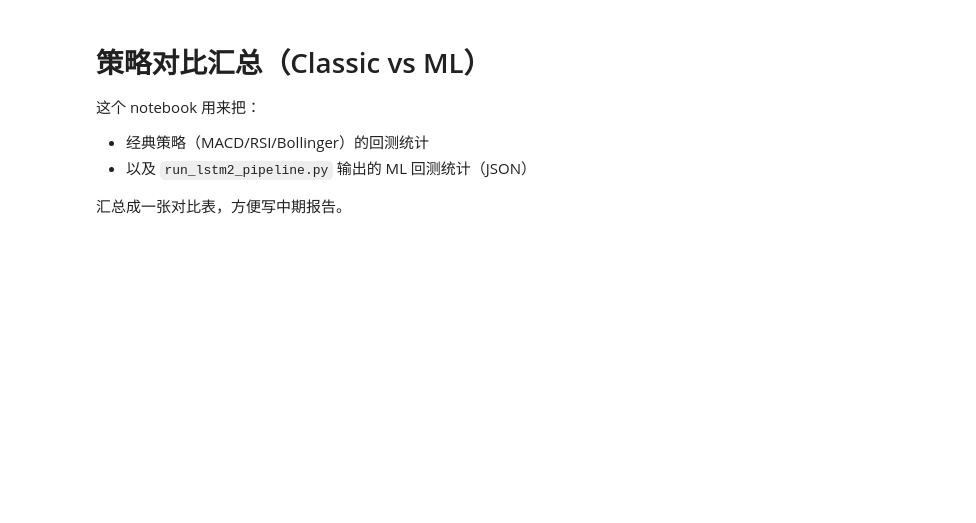
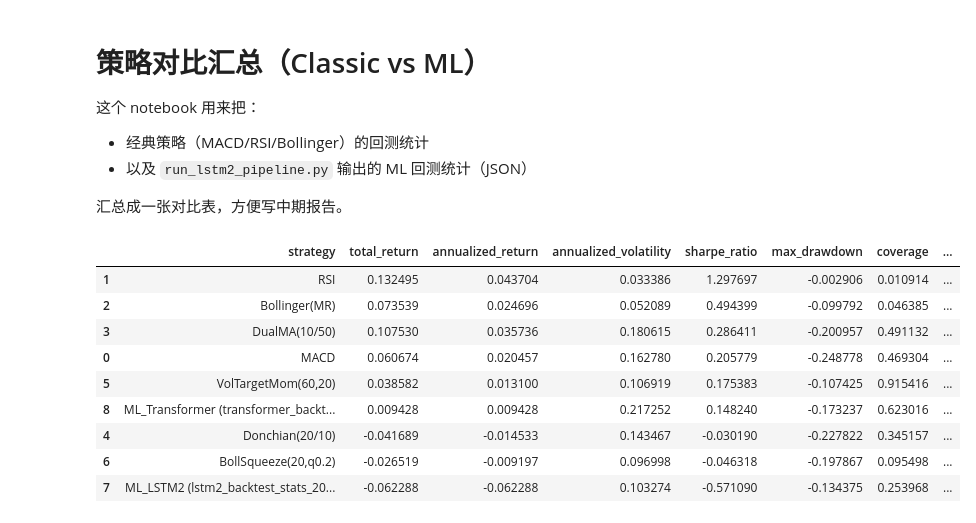
Before and after one commit to ChenLiu-louis/fyp-trading, a Jupyter notebook: strategy_compare.ipynb, the cells around one changed output. Drawn from its saved outputs; the diff is of its cells as text; code cells hidden in the pictures; blank space fills up the shorter version.

```diff
--- a/strategy_compare.ipynb
+++ b/strategy_compare.ipynb
@@ -19,6 +19,10 @@ from fyp_trading.strategies import (
     MacdConfig, macd_crossover_signal,
     RsiConfig, rsi_mean_reversion_signal,
     BollingerConfig, bollinger_mean_reversion_signal,
+    DualMaConfig, dual_ma_trend_signal,
+    DonchianConfig, donchian_breakout_signal,
+    VolTargetMomentumConfig, vol_target_momentum_position,
+    BollingerSqueezeConfig, bollinger_squeeze_breakout_signal,
 )
 
 ROOT = Path(".").resolve()
@@ -34,46 +38,90 @@ ALLOW_SHORT = False
 
 df = fetch_prices(TICKER, PERIOD, INTERVAL)
 close = df["Close"].copy()
+high = df["High"].copy()
+low = df["Low"].copy()
+
 next_ret = np.log(close.shift(-1) / close)
 simple_ret = (np.exp(next_ret) - 1.0).dropna()
 
 results = []
 
+def add_result(name: str, position: pd.Series):
+    _, stats = equity_and_stats_from_positions(simple_ret, position.loc[simple_ret.index], COST_BP)
+    results.append({"strategy": name, **stats})
+
 # MACD
-sig = macd_crossover_signal(close, MacdConfig(allow_short=ALLOW_SHORT))
-_, macd_stats = equity_and_stats_from_positions(simple_ret, sig.loc[simple_ret.index], COST_BP)
-results.append({"strategy": "MACD", **macd_stats})
+add_result("MACD", macd_crossover_signal(close, MacdConfig(allow_short=ALLOW_SHORT)))
 
 # RSI
-sig = rsi_mean_reversion_signal(close, RsiConfig(allow_short=ALLOW_SHORT))
-_, rsi_stats = equity_and_stats_from_positions(simple_ret, sig.loc[simple_ret.index], COST_BP)
-results.append({"strategy": "RSI", **rsi_stats})
+add_result("RSI", rsi_mean_reversion_signal(close, RsiConfig(allow_short=ALLOW_SHORT)))
 
-# Bollinger
-sig = bollinger_mean_reversion_signal(close, BollingerConfig(allow_short=ALLOW_SHORT))
-_, bb_stats = equity_and_stats_from_positions(simple_ret, sig.loc[simple_ret.index], COST_BP)
-results.append({"strategy": "Bollinger", **bb_stats})
+# Bollinger mean reversion
+add_result("Bollinger(MR)", bollinger_mean_reversion_signal(close, BollingerConfig(allow_short=ALLOW_SHORT)))
+
+# Dual MA trend
+add_result("DualMA(10/50)", dual_ma_trend_signal(close, DualMaConfig(fast=10, slow=50, allow_short=ALLOW_SHORT)))
+
+# Donchian breakout
+add_result("Donchian(20/10)", donchian_breakout_signal(high, low, DonchianConfig(entry=20, exit=10, allow_short=ALLOW_SHORT)))
+
+# Vol-target momentum (uses continuous position size; allow short = True by default)
+add_result(
+    "VolTargetMom(60,20)",
+    vol_target_momentum_position(
+        close,
+        VolTargetMomentumConfig(mom_lookback=60, vol_lookback=20, target_vol_annual=0.10, max_leverage=1.0, allow_short=True),
+    ),
+)
+
+# Bollinger squeeze breakout
+add_result(
+    "BollSqueeze(20,q0.2)",
+    bollinger_squeeze_breakout_signal(close, BollingerSqueezeConfig(period=20, num_std=2.0, squeeze_lookback=120, squeeze_quantile=0.2, allow_short=ALLOW_SHORT)),
+)
 
 # 2) ML (read latest json)
+# LSTM
 ml_jsons = sorted(REPORTS_DIR.glob("lstm2_backtest_stats_*.json"))
 if ml_jsons:
     latest = ml_jsons[-1]
     with latest.open("r", encoding="utf-8") as f:
         ml_stats = json.load(f)
     results.append({"strategy": f"ML_LSTM2 ({latest.name})", **ml_stats})
 else:
-    print("No ML backtest stats found. Run: python run_lstm2_pipeline.py")
+    print("No LSTM backtest stats found. Run: python run_lstm2_pipeline.py")
+
+# Transformer
+tx_jsons = sorted(REPORTS_DIR.glob("transformer_backtest_stats_*.json"))
+if tx_jsons:
+    latest = tx_jsons[-1]
+    with latest.open("r", encoding="utf-8") as f:
+        tx_stats = json.load(f)
+    results.append({"strategy": f"ML_Transformer ({latest.name})", **tx_stats})
+else:
+    print("No Transformer backtest stats found. Run: python run_transformer_pipeline.py")
 
 summary = pd.DataFrame(results)
 cols = [
     "strategy",
     "total_return",
     "annualized_return",
     "annualized_volatility",
     "sharpe_ratio",
     "max_drawdown",
     "coverage",
     "transaction_cost_bp",
 ]
 summary = summary[[c for c in cols if c in summary.columns]]
-summary
+summary.sort_values("sharpe_ratio", ascending=False)
+# %% [output]
+|  | strategy | total_return | annualized_return | annualized_volatility | sharpe_ratio | max_drawdown | coverage | ... |
+| 1 | RSI | 0.132495 | 0.043704 | 0.033386 | 1.297697 | -0.002906 | 0.010914 | ... |
+| 2 | Bollinger(MR) | 0.073539 | 0.024696 | 0.052089 | 0.494399 | -0.099792 | 0.046385 | ... |
+| 3 | DualMA(10/50) | 0.107530 | 0.035736 | 0.180615 | 0.286411 | -0.200957 | 0.491132 | ... |
+| 0 | MACD | 0.060674 | 0.020457 | 0.162780 | 0.205779 | -0.248778 | 0.469304 | ... |
+| 5 | VolTargetMom(60,20) | 0.038582 | 0.013100 | 0.106919 | 0.175383 | -0.107425 | 0.915416 | ... |
+| 8 | ML_Transformer (transformer_backt... | 0.009428 | 0.009428 | 0.217252 | 0.148240 | -0.173237 | 0.623016 | ... |
+| 4 | Donchian(20/10) | -0.041689 | -0.014533 | 0.143467 | -0.030190 | -0.227822 | 0.345157 | ... |
+| 6 | BollSqueeze(20,q0.2) | -0.026519 | -0.009197 | 0.096998 | -0.046318 | -0.197867 | 0.095498 | ... |
+| 7 | ML_LSTM2 (lstm2_backtest_stats_20... | -0.062288 | -0.062288 | 0.103274 | -0.571090 | -0.134375 | 0.253968 | ... |
```
Also changed, not shown: 16 other files.
